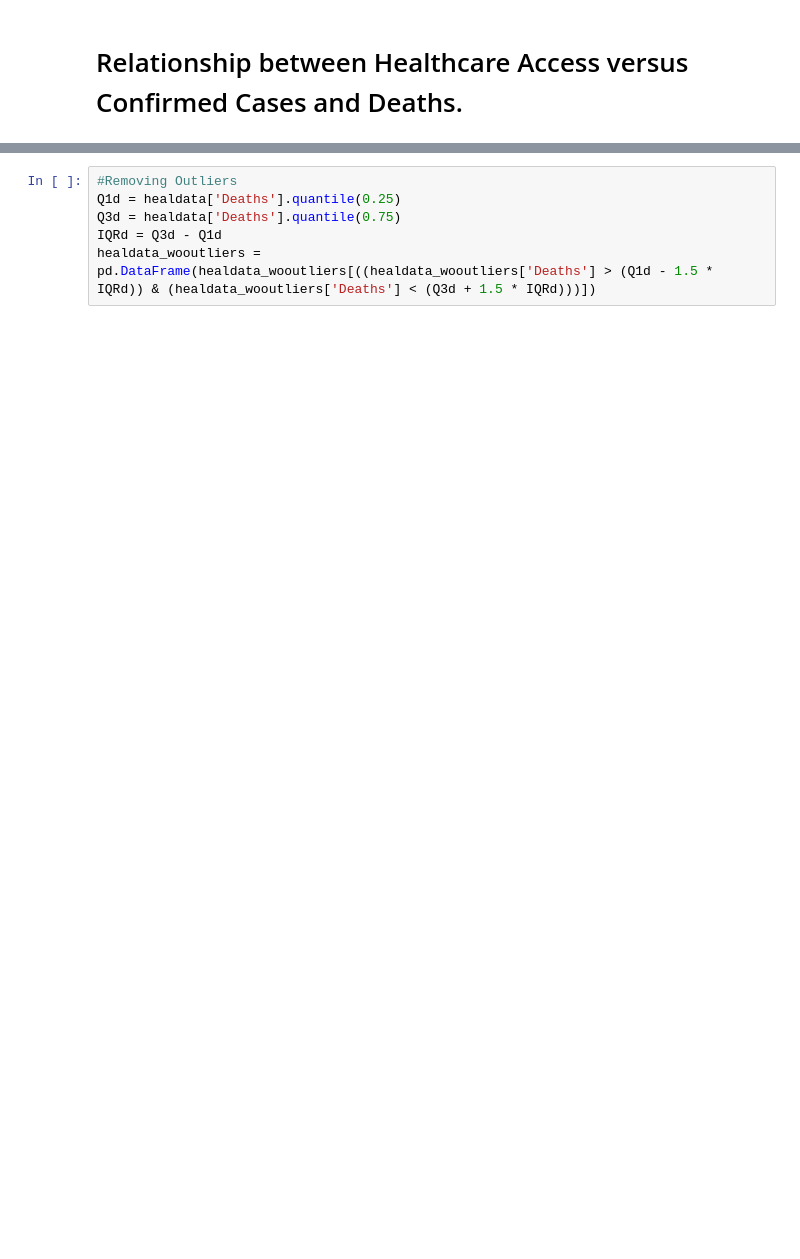
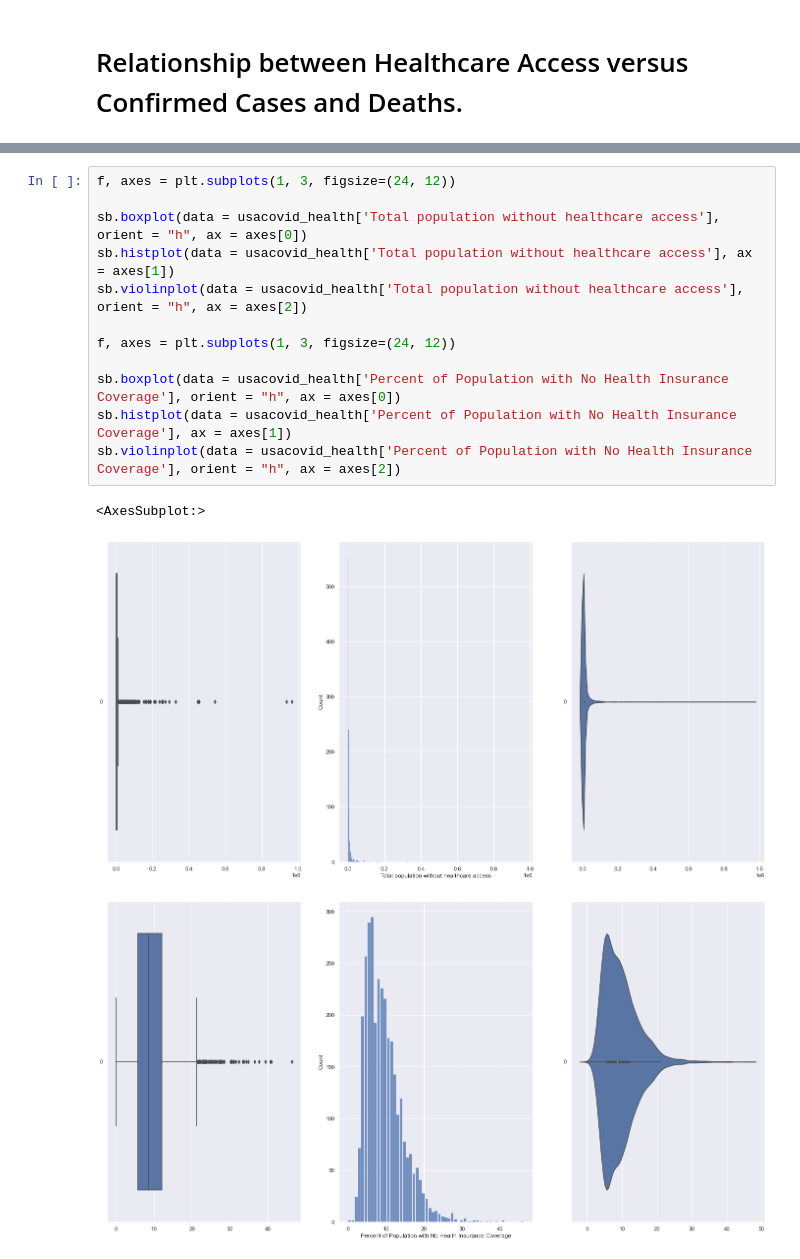
Before and after one commit to FreedomXV/SC1015-Mini-Project, a Jupyter notebook: Healthcare Access EDA/Healthcare Access_Exploratory Analysis .ipynb, the cells around one changed output, grey strips where cells are left out. Drawn from its saved outputs; the diff is of its cells as text; blank space fills up the shorter version.

```diff
--- a/Healthcare Access EDA/Healthcare Access_Exploratory Analysis .ipynb
+++ b/Healthcare Access EDA/Healthcare Access_Exploratory Analysis .ipynb
@@ -58,6 +82,16 @@ healdata_wooutliers = pd.DataFrame(healdata[((healdata['Confirmed'] > (Q1c - 1.5
 # %%
-#Removing Outliers
-Q1d = healdata['Deaths'].quantile(0.25)
-Q3d = healdata['Deaths'].quantile(0.75)
-IQRd = Q3d - Q1d
-healdata_wooutliers = pd.DataFrame(healdata_wooutliers[((healdata_wooutliers['Deaths'] > (Q1d - 1.5 * IQRd)) & (healdata_wooutliers['Deaths'] < (Q3d + 1.5 * IQRd)))])
+f, axes = plt.subplots(1, 3, figsize=(24, 12))
+
+sb.boxplot(data = usacovid_health['Total population without healthcare access'], orient = "h", ax = axes[0])
+sb.histplot(data = usacovid_health['Total population without healthcare access'], ax = axes[1])
+sb.violinplot(data = usacovid_health['Total population without healthcare access'], orient = "h", ax = axes[2])
+
+f, axes = plt.subplots(1, 3, figsize=(24, 12))
+
+sb.boxplot(data = usacovid_health['Percent of Population with No Health Insurance Coverage'], orient = "h", ax = axes[0])
+sb.histplot(data = usacovid_health['Percent of Population with No Health Insurance Coverage'], ax = axes[1])
+sb.violinplot(data = usacovid_health['Percent of Population with No Health Insurance Coverage'], orient = "h", ax = axes[2])
+# %% [output]
+<AxesSubplot:>
+[figure, added]
+[figure, added]
```
Also changed, not shown: parts of 29 cells of this notebook, 1 other file.
